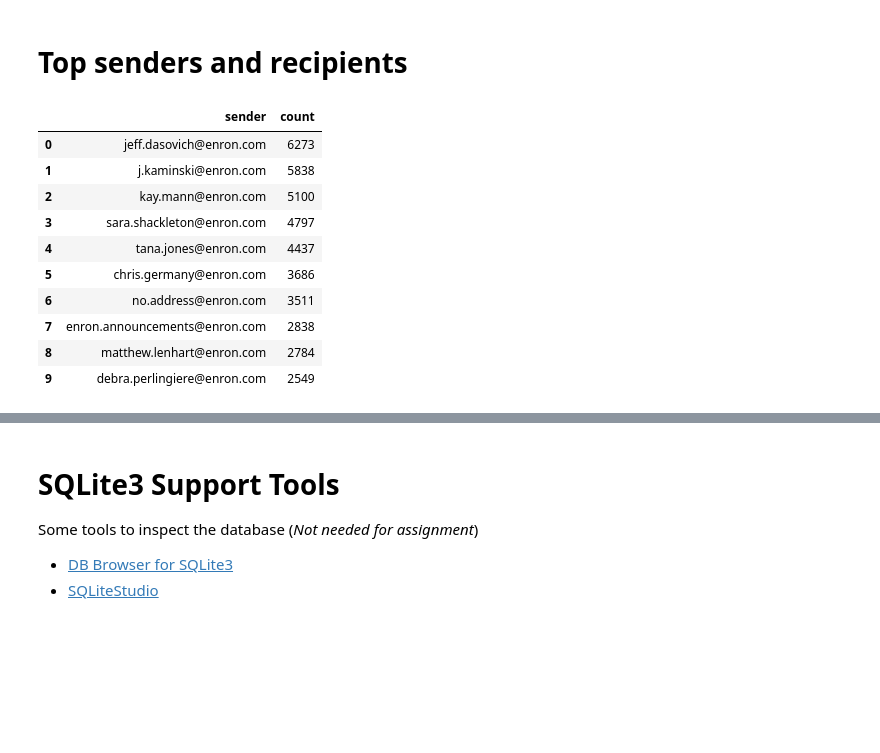
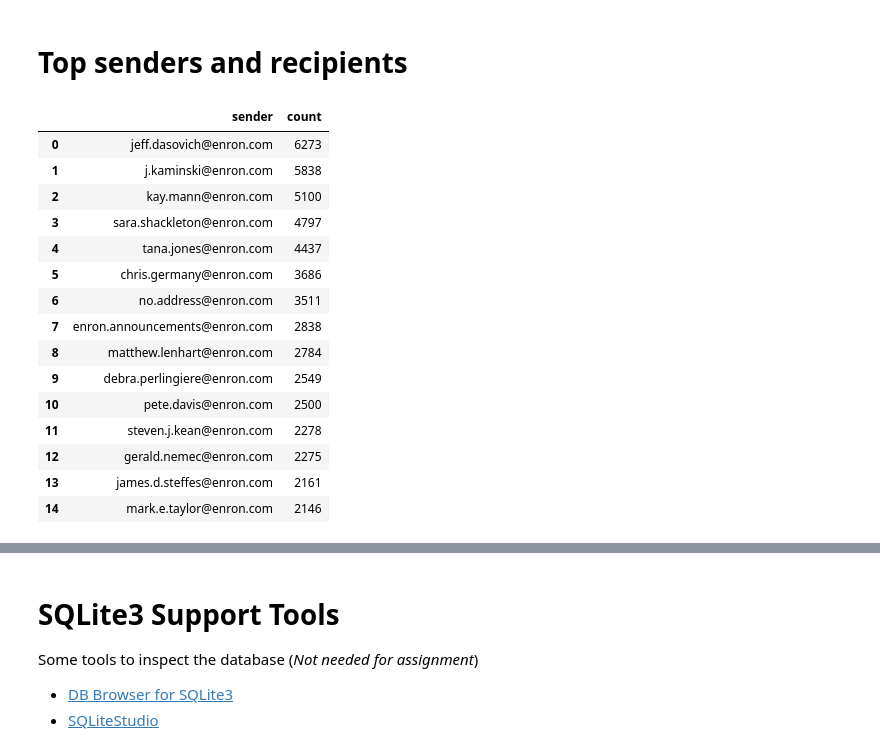
Before and after one commit to JamilaBibi/IBP-assignment-2, a Jupyter notebook: _enron_data.ipynb, the cells around one changed output, grey strips where cells are left out. Cells and saved outputs as stored; diff of their text form; code cells hidden in the pictures; blank space fills up the shorter version.

```diff
--- a/_enron_data.ipynb
+++ b/_enron_data.ipynb
@@ -253,28 +253,33 @@ sns.lineplot(x= 'date', y='count', data= messagepermonth_df)
 # Top senders and recipients
 # %%
 #write sql query to count top sender
-sql_senders = """
+sql_sender = """
 SELECT sender, COUNT(*)
 AS count
 FROM message
 GROUP BY sender
 ORDER BY count
 DESC
-LIMIT 10
+LIMIT 15
 """
 # %%
 #convert data in dataframe
-top_sendr_df = pd.read_sql_query(sql_senders, conn)
+top_sendr_df = pd.read_sql_query(sql_sender, conn)
 top_sendr_df
 # %% [output]
 |  | sender | count |
 | 0 | jeff.dasovich@enron.com | 6273 |
 | 1 | j.kaminski@enron.com | 5838 |
 | 2 | kay.mann@enron.com | 5100 |
 | 3 | sara.shackleton@enron.com | 4797 |
 | 4 | tana.jones@enron.com | 4437 |
 | 5 | chris.germany@enron.com | 3686 |
 | 6 | no.address@enron.com | 3511 |
 | 7 | enron.announcements@enron.com | 2838 |
 | 8 | matthew.lenhart@enron.com | 2784 |
 | 9 | debra.perlingiere@enron.com | 2549 |
+| 10 | pete.davis@enron.com | 2500 |
+| 11 | steven.j.kean@enron.com | 2278 |
+| 12 | gerald.nemec@enron.com | 2275 |
+| 13 | james.d.steffes@enron.com | 2161 |
+| 14 | mark.e.taylor@enron.com | 2146 |
```
Also changed, not shown: parts of 6 cells of this notebook.
